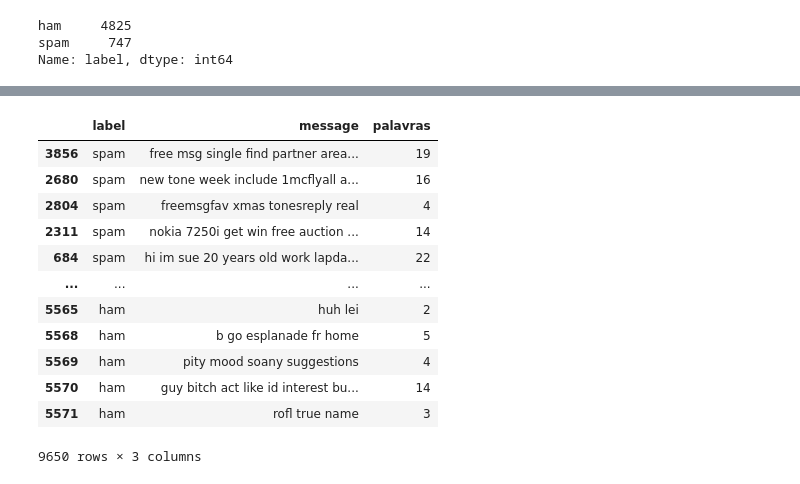
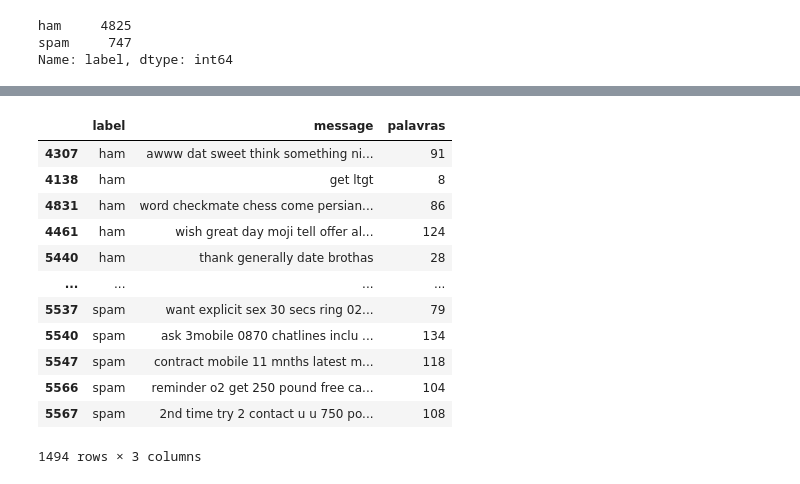
Before and after one commit to ThallesRodriguess/NLP_SPAM, a Jupyter notebook: Entrega_NLP_RF_SVM.ipynb, the cells around one changed output, grey strips where cells are left out. Saved outputs shown, nothing was run; the diff lists cells and outputs as text; code cells hidden in the pictures.

```diff
--- a/Entrega_NLP_RF_SVM.ipynb
+++ b/Entrega_NLP_RF_SVM.ipynb
@@ -423,10 +350,10 @@ from sklearn.utils import resample
 # %%
-df_minoria = df.loc[df['label']=='spam']
+df_majority = df.loc[df['label'] == 'ham']
 # %%
-df_maioria = df.loc[df['label']=='ham']
+df_minority = df.loc[df['label'] == 'spam']
 # %%
-menor_pro_maior = resample(df_minoria,
-                           replace=True,
-                           n_samples=len(df_maioria),
-                           random_state=123)
+df_majority_downsampled = resample(df_majority,
+                                   replace=False,
+                                   n_samples=len(df_minority),
+                                   random_state=123)
 # %%
@@ -448,18 +375,18 @@ menor_pro_maior
 # %%
-df_equilibrado = pd.concat([menor_pro_maior, df_maioria])
+df_balanced = pd.concat([df_majority_downsampled, df_minority])
 # %%
-df_equilibrado
+df_balanced
 # %% [output]
 |  | label | message | palavras |
-| 3856 | spam | free msg single find partner area... | 19 |
-| 2680 | spam | new tone week include 1mcflyall a... | 16 |
-| 2804 | spam | freemsgfav xmas tonesreply real | 4 |
-| 2311 | spam | nokia 7250i get win free auction ... | 14 |
-| 684 | spam | hi im sue 20 years old work lapda... | 22 |
+| 4307 | ham | awww dat sweet think something ni... | 91 |
+| 4138 | ham | get ltgt | 8 |
+| 4831 | ham | word checkmate chess come persian... | 86 |
+| 4461 | ham | wish great day moji tell offer al... | 124 |
+| 5440 | ham | thank generally date brothas | 28 |
 | ... | ... | ... | ... |
-| 5565 | ham | huh lei | 2 |
-| 5568 | ham | b go esplanade fr home | 5 |
-| 5569 | ham | pity mood soany suggestions | 4 |
-| 5570 | ham | guy bitch act like id interest bu... | 14 |
-| 5571 | ham | rofl true name | 3 |
+| 5537 | spam | want explicit sex 30 secs ring 02... | 79 |
+| 5540 | spam | ask 3mobile 0870 chatlines inclu ... | 134 |
+| 5547 | spam | contract mobile 11 mnths latest m... | 118 |
+| 5566 | spam | reminder o2 get 250 pound free ca... | 104 |
+| 5567 | spam | 2nd time try 2 contact u u 750 po... | 108 |
-9650 rows × 3 columns
+1494 rows × 3 columns
```
Also changed, not shown: parts of 75 cells of this notebook.
